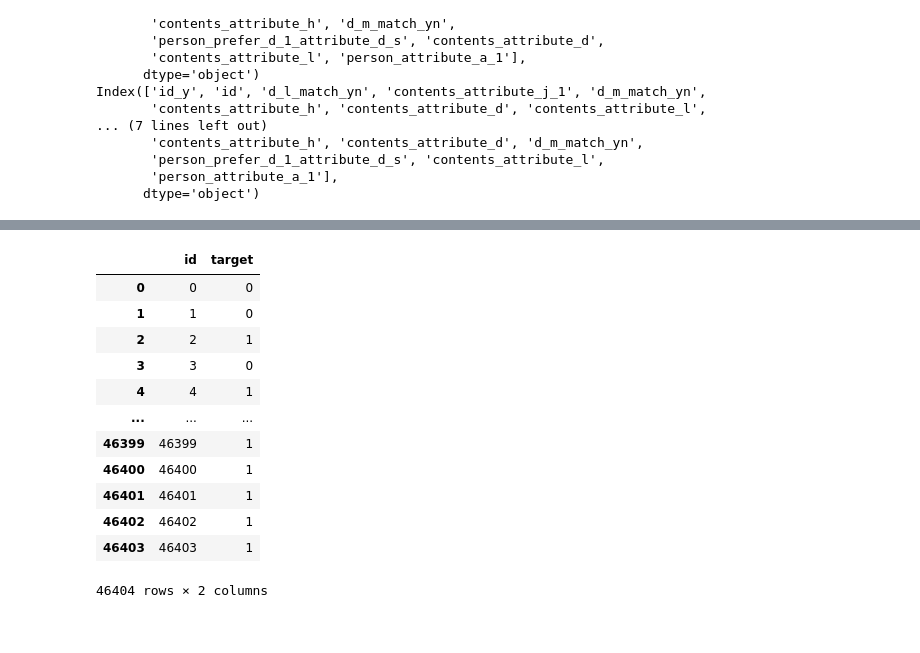
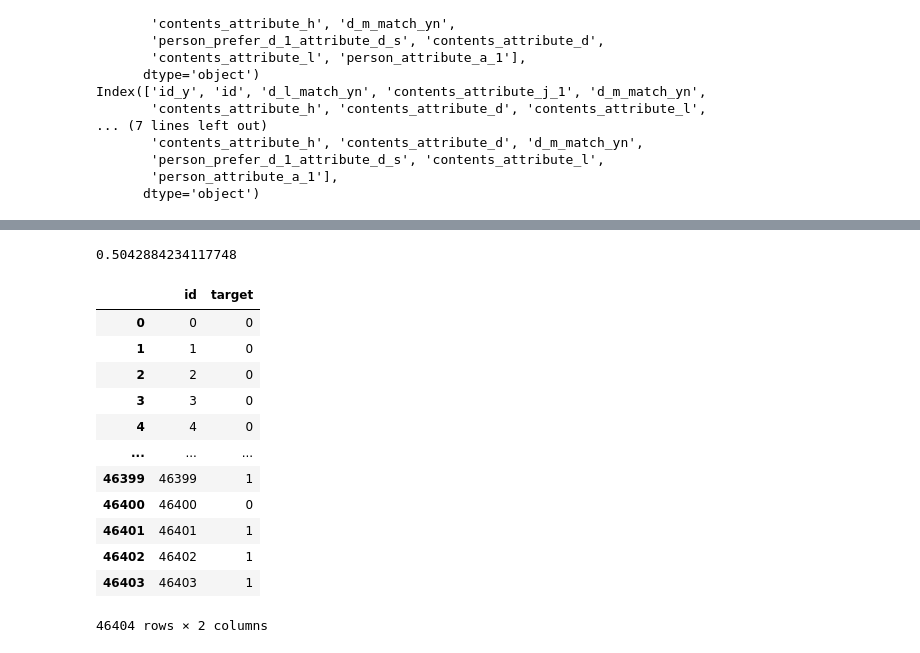
Before and after one commit to mglee815/mglee, a Jupyter notebook: dacon/catboost_try_date.ipynb, the cells around one changed output, grey strips where cells are left out. Saved outputs shown, nothing was run; the diff lists cells and outputs as text; code cells hidden in the pictures.

Commit message:
0118_lgbm

```diff
--- a/dacon/catboost_try_date.ipynb
+++ b/dacon/catboost_try_date.ipynb
@@ -273,7 +273,7 @@ Index(['id_y', 'id', 'd_l_match_yn', 'contents_attribute_j_1', 'd_m_match_yn',
 pred_list = []
 scores = []
 
-thresholds = np.arange(0.35, 0.55, 0.02)
+thresholds = np.arange(0.38, 0.48, 0.02)
 for threshold in thresholds:
     for i, (train, validation) in enumerate(cv.split(x_train)):
         pred = models[i].predict_proba(x_train.iloc[validation])[:,1]
@@ -299,4 +293,5 @@ for threshold in thresholds:
 # %%
 threshold = 0.4
 pred = np.mean(pred_list, axis = 0)
-pred = np.where(pred >= threshold, 1, 0)
+#pred = np.where(pred >= threshold, 1, 0)
+pred
@@ -302,0 +303,8 @@ pred = np.where(pred >= threshold, 1, 0)
+# %%
+lgbm = pd.read_pickle("lgbm.pkl")
+
+final = []
+for i in range(len(pred)):
+    final.append(pred[i] + lgbm[i] / 2)
+
+#final
@@ -303,17 +331,27 @@ pred = np.where(pred >= threshold, 1, 0)
+# %%
+ans = []
+for item in final:
+    if item >= 0.75:
+        ans.append(1)
+    else:
+        ans.append(0)
+sum(ans) / len(ans)
+# %% [output]
+0.5042884234117748
 # %%
 sample_submission = pd.read_csv('/home/mglee/VSCODE/Dacon/Jobcare_data/sample_submission.csv')
-sample_submission['target'] = pred
+sample_submission['target'] = ans
 sample_submission
 # %% [output]
 |  | id | target |
 | 0 | 0 | 0 |
 | 1 | 1 | 0 |
-| 2 | 2 | 1 |
+| 2 | 2 | 0 |
 | 3 | 3 | 0 |
-| 4 | 4 | 1 |
+| 4 | 4 | 0 |
 | ... | ... | ... |
 | 46399 | 46399 | 1 |
-| 46400 | 46400 | 1 |
+| 46400 | 46400 | 0 |
 | 46401 | 46401 | 1 |
 | 46402 | 46402 | 1 |
 | 46403 | 46403 | 1 |
```
Also changed, not shown: parts of 7 cells of this notebook, 26 other files.
